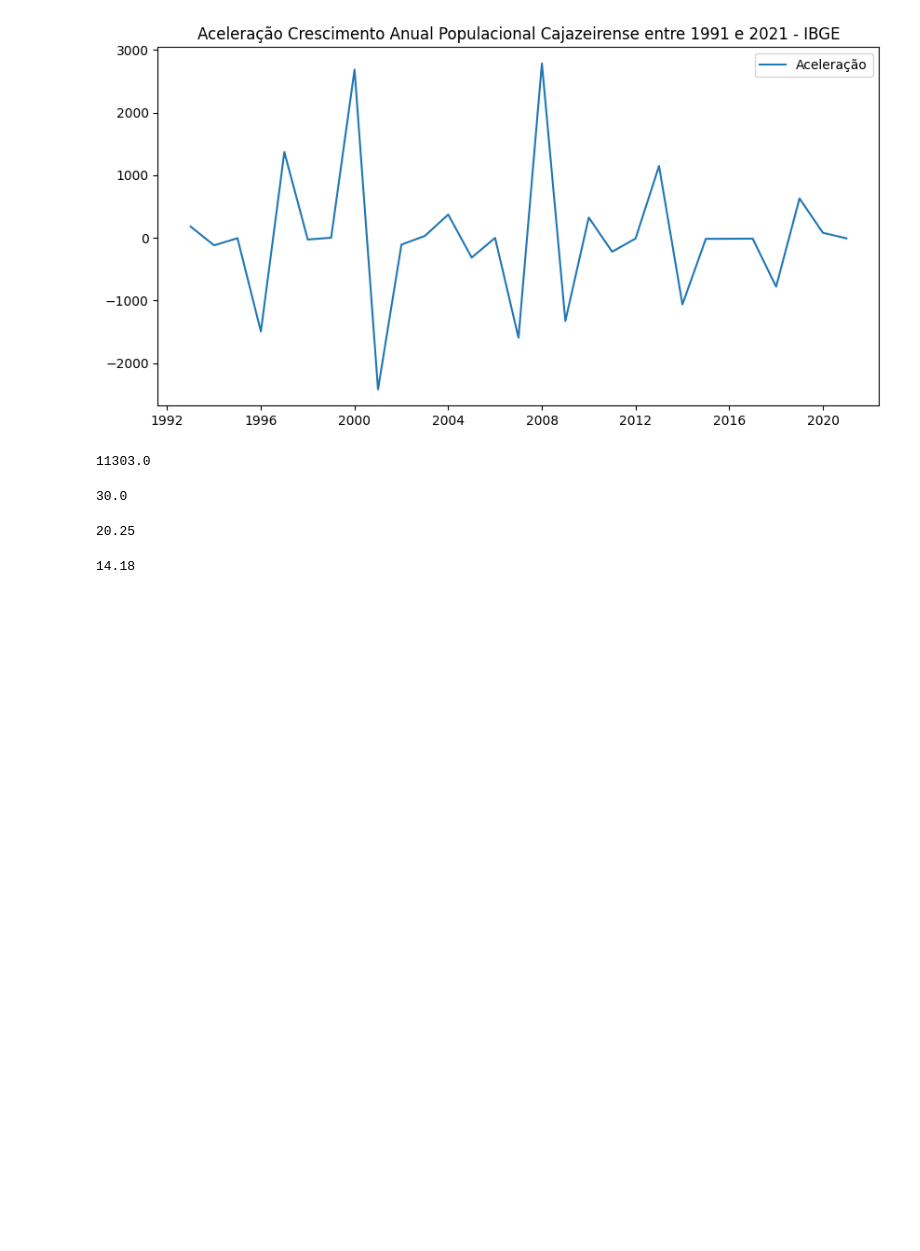
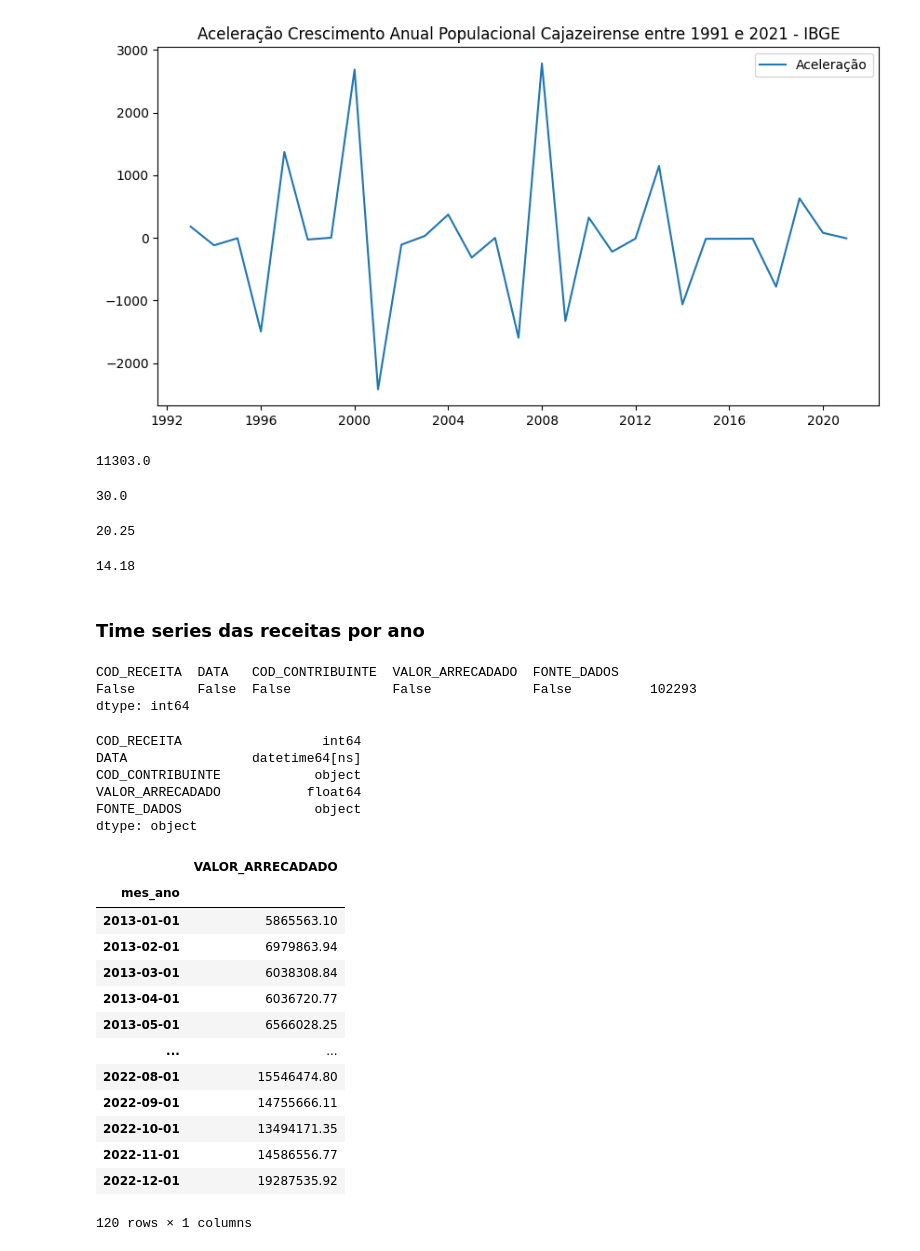
Before and after one commit to AllysonAbreu/dw_contas_publicas_2022, a Jupyter notebook: dea_receitas_dados_novos.ipynb, the cells around one changed output. Drawn from its saved outputs; the diff is of its cells as text; code cells hidden in the pictures; blank space fills up the shorter version.

```diff
--- a/dea_receitas_dados_novos.ipynb
+++ b/dea_receitas_dados_novos.ipynb
@@ -180,3 +213,48 @@ media_aceleracao = ((df_ibge_populacao_index_ano['porcentagem_aceleracao_variaca
 media_aceleracao
 # %% [output]
 14.18
+# %% [markdown]
+### Time series das receitas por ano
+# %%
+# verificando se há valores nulos
+df_receitas.isna().value_counts()
+# %% [output]
+COD_RECEITA  DATA   COD_CONTRIBUINTE  VALOR_ARRECADADO  FONTE_DADOS
+False        False  False             False             False          102293
+dtype: int64
+# %%
+df_receitas.dtypes
+# %% [output]
+COD_RECEITA                  int64
+DATA                datetime64[ns]
+COD_CONTRIBUINTE            object
+VALOR_ARRECADADO           float64
+FONTE_DADOS                 object
+dtype: object
+# %%
+# criando df para analises dos dados
+df_receitas_analise = df_receitas[['DATA','VALOR_ARRECADADO']]
+
+# criando coluna mês-ano para agrupar os dados
+df_receitas_analise['mes_ano'] = pd.to_datetime(df_receitas_analise['DATA'].dt.strftime("%m-%Y"))
+
+# agrupando os dados no df e deletando coluna das datas
+df_receitas_analise.drop(columns=('DATA'), inplace=True)
+df_receitas_analise = df_receitas_analise.groupby('mes_ano').sum()
+# df_receitas_analise.reset_index(inplace=True)
+df_receitas_analise
+# %% [output]
+|  | VALOR_ARRECADADO |
+| mes_ano |  |
+| 2013-01-01 | 5865563.10 |
+| 2013-02-01 | 6979863.94 |
+| 2013-03-01 | 6038308.84 |
+| 2013-04-01 | 6036720.77 |
+| 2013-05-01 | 6566028.25 |
+| ... | ... |
+| 2022-08-01 | 15546474.80 |
+| 2022-09-01 | 14755666.11 |
+| 2022-10-01 | 13494171.35 |
+| 2022-11-01 | 14586556.77 |
+| 2022-12-01 | 19287535.92 |
+120 rows × 1 columns
```
Also changed, not shown: parts of 10 cells of this notebook.
